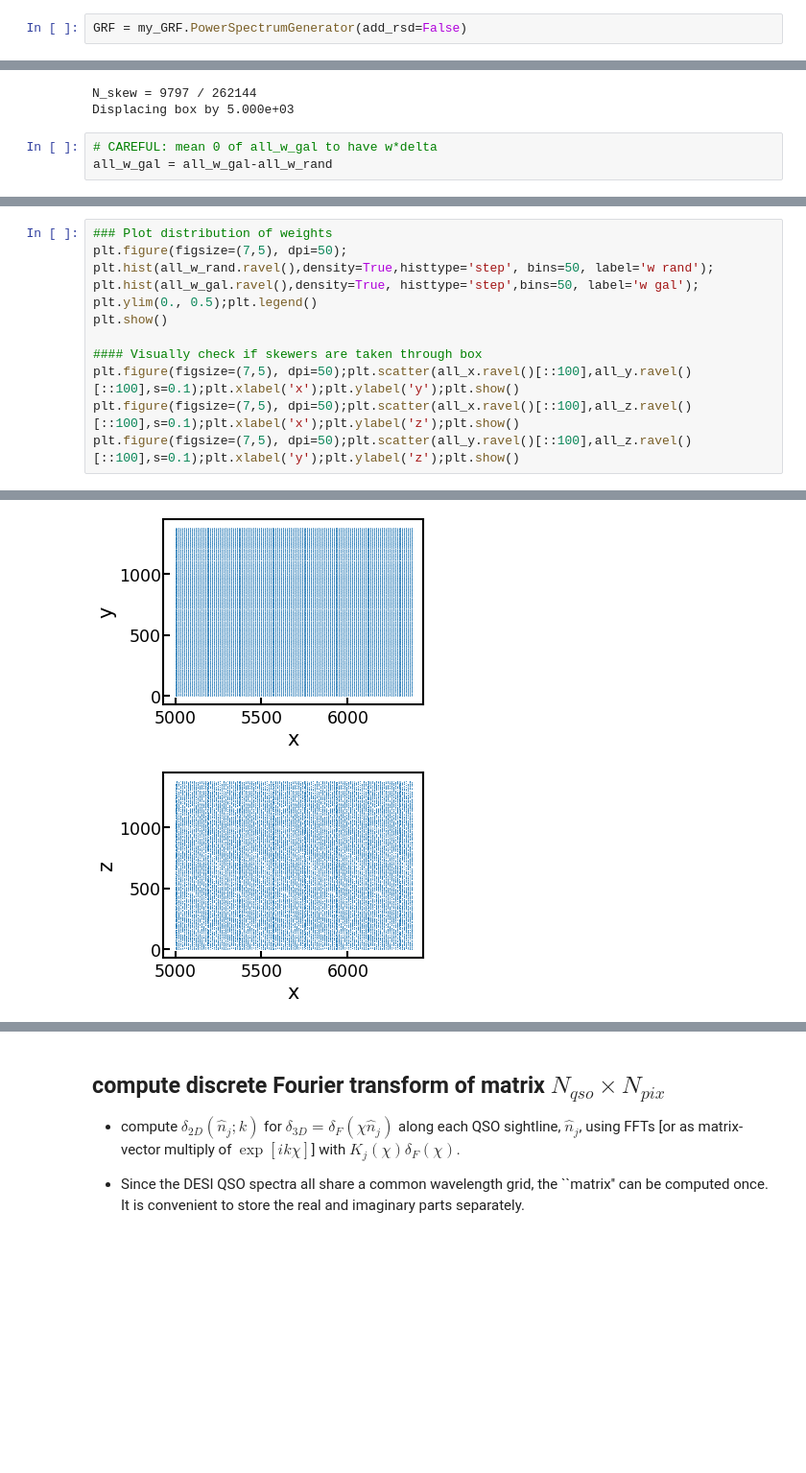
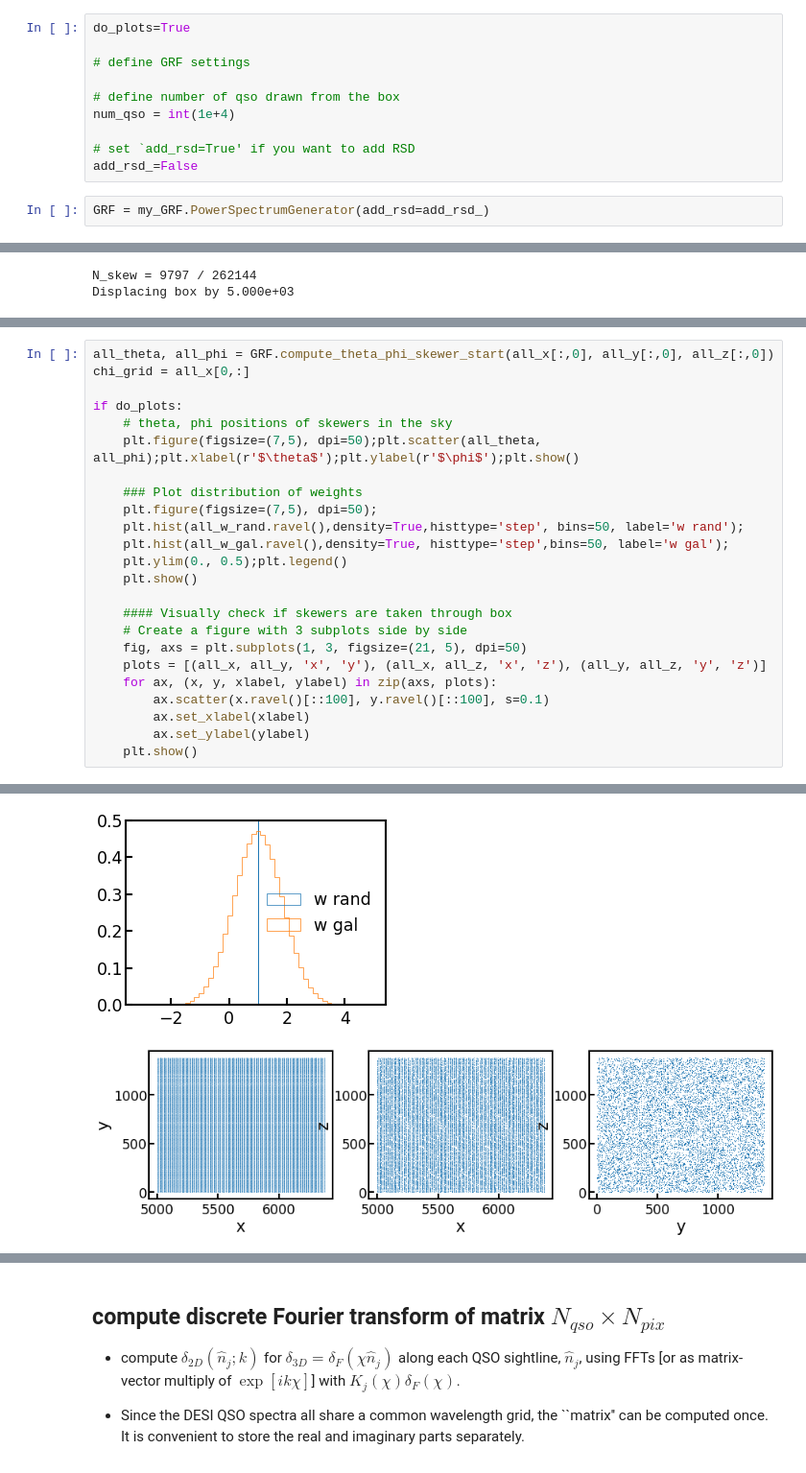
Before and after one commit to roger2b/directsht-lya, a Jupyter notebook: notebooks/lya_GRFs_directSHT.ipynb, the cells around one changed output, grey strips where cells are left out. Shown at 96% size. Drawn from its saved outputs; the diff is of its cells as text; blank space fills up the shorter version.

```diff
--- a/notebooks/lya_GRFs_directSHT.ipynb
+++ b/notebooks/lya_GRFs_directSHT.ipynb
@@ -36,5 +29,15 @@ import GRF_class as my_GRF
+# %%
+do_plots=True
+
+# define GRF settings
+
+# define number of qso drawn from the box
+num_qso = int(1e+4)
+
+# set `add_rsd=True' if you want to add RSD
+add_rsd_=False
 # %%
-GRF = my_GRF.PowerSpectrumGenerator(add_rsd=False)
+GRF = my_GRF.PowerSpectrumGenerator(add_rsd=add_rsd_)
 # %% [output]
 Fundamental mode k_f= 0.004553032831289555
 max mode k_f= 2.0188375532346075
@@ -83,6 +83,3 @@ all_x, all_y, all_z, all_w_rand, all_w_gal, Nskew = GRF.process_skewers(Nskew=nu
 # %% [output]
 N_skew = 9797 / 262144
 Displacing box by 5.000e+03
-# %%
-# CAREFUL: mean 0 of all_w_gal to have w*delta
-all_w_gal = all_w_gal-all_w_rand
@@ -111,13 +86,25 @@ plt.figure(figsize=(7,5), dpi=50);plt.scatter(all_theta, all_phi);plt.xlabel(r'$
 # %%
-### Plot distribution of weights
-plt.figure(figsize=(7,5), dpi=50);
-plt.hist(all_w_rand.ravel(),density=True,histtype='step', bins=50, label='w rand');
-plt.hist(all_w_gal.ravel(),density=True, histtype='step',bins=50, label='w gal');
-plt.ylim(0., 0.5);plt.legend()
-plt.show()
+all_theta, all_phi = GRF.compute_theta_phi_skewer_start(all_x[:,0], all_y[:,0], all_z[:,0])
+chi_grid = all_x[0,:]
 
-#### Visually check if skewers are taken through box
-plt.figure(figsize=(7,5), dpi=50);plt.scatter(all_x.ravel()[::100],all_y.ravel()[::100],s=0.1);plt.xlabel('x');plt.ylabel('y');plt.show()
-plt.figure(figsize=(7,5), dpi=50);plt.scatter(all_x.ravel()[::100],all_z.ravel()[::100],s=0.1);plt.xlabel('x');plt.ylabel('z');plt.show()
-plt.figure(figsize=(7,5), dpi=50);plt.scatter(all_y.ravel()[::100],all_z.ravel()[::100],s=0.1);plt.xlabel('y');plt.ylabel('z');plt.show()
+if do_plots:
+    # theta, phi positions of skewers in the sky
+    plt.figure(figsize=(7,5), dpi=50);plt.scatter(all_theta, all_phi);plt.xlabel(r'$\theta$');plt.ylabel(r'$\phi$');plt.show()
+
+    ### Plot distribution of weights
+    plt.figure(figsize=(7,5), dpi=50);
+    plt.hist(all_w_rand.ravel(),density=True,histtype='step', bins=50, label='w rand');
+    plt.hist(all_w_gal.ravel(),density=True, histtype='step',bins=50, label='w gal');
+    plt.ylim(0., 0.5);plt.legend()
+    plt.show()
+
+    #### Visually check if skewers are taken through box
+    # Create a figure with 3 subplots side by side
+    fig, axs = plt.subplots(1, 3, figsize=(21, 5), dpi=50)
+    plots = [(all_x, all_y, 'x', 'y'), (all_x, all_z, 'x', 'z'), (all_y, all_z, 'y', 'z')]
+    for ax, (x, y, xlabel, ylabel) in zip(axs, plots):
+        ax.scatter(x.ravel()[::100], y.ravel()[::100], s=0.1)
+        ax.set_xlabel(xlabel)
+        ax.set_ylabel(ylabel)
+    plt.show()
 # %% [output]
@@ -125,2 +112,2 @@ plt.figure(figsize=(7,5), dpi=50);plt.scatter(all_y.ravel()[::100],all_z.ravel()
-[figure, old version]
+[figure, new version]
-[figure, old version]
+[figure, new version]
```
Also changed, not shown: parts of 47 cells of this notebook, 6 other files.
